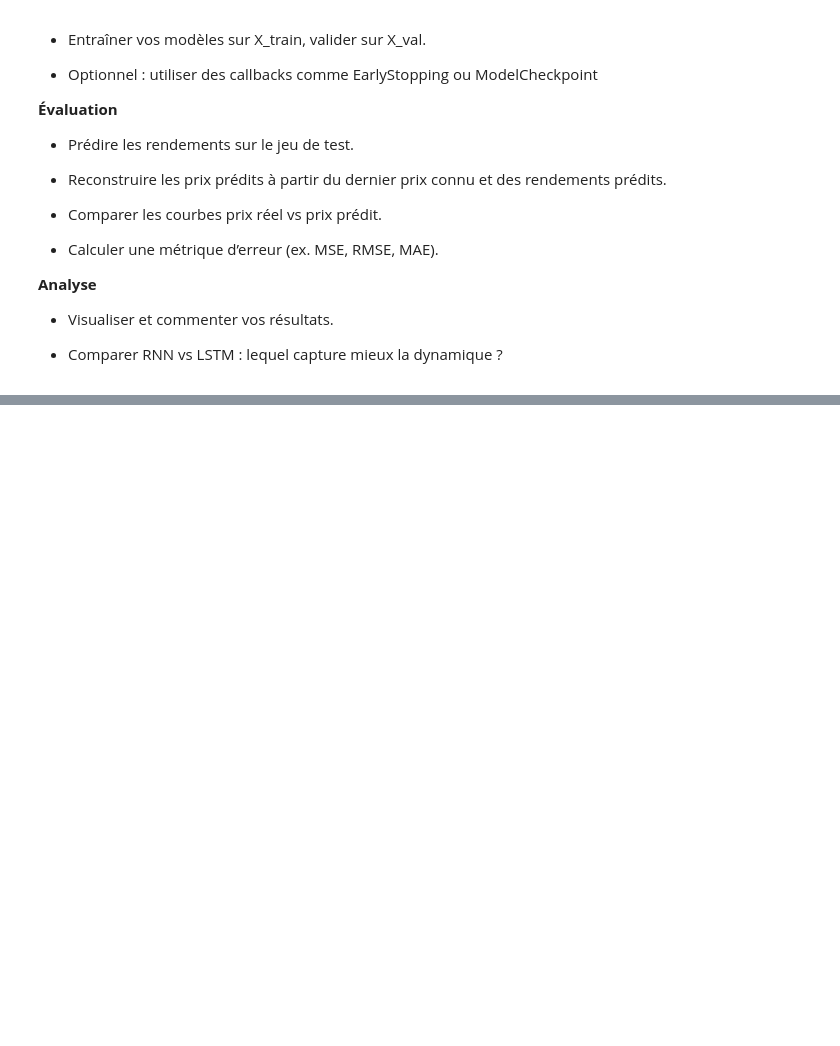
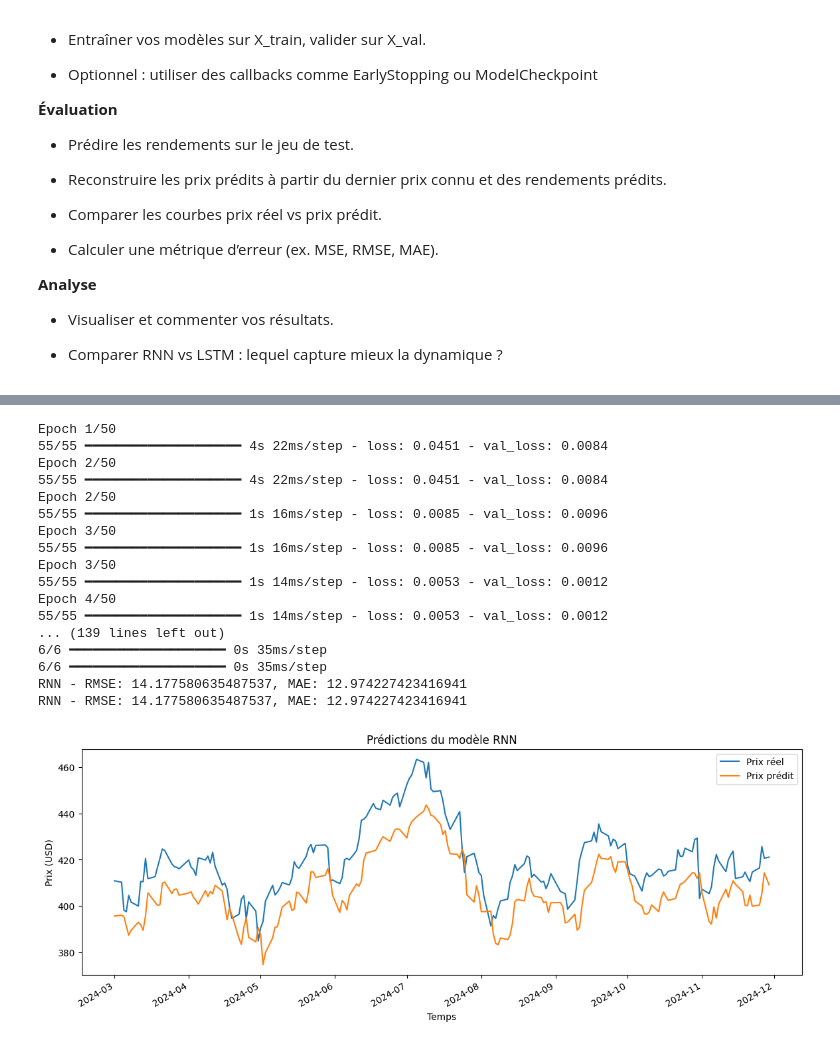
Before and after one commit to MaxmeRousseau/cours_ia, a Jupyter notebook: tp02/TP2_IA5.ipynb, the cells around one changed output, grey strips where cells are left out. Drawn from its saved outputs; the diff is of its cells as text; code cells hidden in the pictures; blank space fills up the shorter version.

```diff
--- a/tp02/TP2_IA5.ipynb
+++ b/tp02/TP2_IA5.ipynb
@@ -488,0 +534,25 @@ plt.show()
+# %%
+# Créer des séquences glissantes de longueur sequence_length pour générer X et y.
+def create_sequences(data, sequence_length):
+    X, y = [], []
+    for i in range(len(data) - sequence_length):
+        X.append(data[i:i + sequence_length])
+        y.append(data[i + sequence_length])
+    return np.array(X), np.array(y)
+
+# Définir train_data et test_data à partir de scaled_data
+split = int(len(scaled_data) * 0.8)
+train_data = scaled_data[:split]
+test_data = scaled_data[split:]
+
+sequence_length = 60
+X_train, y_train = create_sequences(train_data, sequence_length)
+X_test, y_test = create_sequences(test_data, sequence_length)
+X_train = X_train.reshape((X_train.shape[0], X_train.shape[1], 1))
+X_test = X_test.reshape((X_test.shape[0], X_test.shape[1], 1))
+
+# Calculer les dates correspondantes aux échantillons de test (pour aligner plots)
+# Le premier y_test correspond à l'élément test_data[sequence_length]
+test_start_idx = split + sequence_length
+test_dates = stock_data.index[test_start_idx:test_start_idx + len(y_test)]
+print(f"Test samples: {len(y_test)} - first test date: {test_dates[0] if len(test_dates)>0 else 'N/A'}")
@@ -488,0 +615,23 @@ plt.show()
+# %%
+# Entraîner et évaluer le modèle RNN
+rnn_model = build_rnn_model((X_train.shape[1], 1))
+rnn_preds_rescaled, y_test_rescaled = train_and_evaluate(rnn_model, X_train, y_train, X_test, y_test, "RNN", test_dates=test_dates)
+# %% [output]
+Epoch 1/50
+55/55 ━━━━━━━━━━━━━━━━━━━━ 4s 22ms/step - loss: 0.0451 - val_loss: 0.0084
+Epoch 2/50
+55/55 ━━━━━━━━━━━━━━━━━━━━ 4s 22ms/step - loss: 0.0451 - val_loss: 0.0084
+Epoch 2/50
+55/55 ━━━━━━━━━━━━━━━━━━━━ 1s 16ms/step - loss: 0.0085 - val_loss: 0.0096
+Epoch 3/50
+55/55 ━━━━━━━━━━━━━━━━━━━━ 1s 16ms/step - loss: 0.0085 - val_loss: 0.0096
+Epoch 3/50
+55/55 ━━━━━━━━━━━━━━━━━━━━ 1s 14ms/step - loss: 0.0053 - val_loss: 0.0012
+Epoch 4/50
+55/55 ━━━━━━━━━━━━━━━━━━━━ 1s 14ms/step - loss: 0.0053 - val_loss: 0.0012
+... (139 lines left out)
+6/6 ━━━━━━━━━━━━━━━━━━━━ 0s 35ms/step
+6/6 ━━━━━━━━━━━━━━━━━━━━ 0s 35ms/step
+RNN - RMSE: 14.177580635487537, MAE: 12.974227423416941
+RNN - RMSE: 14.177580635487537, MAE: 12.974227423416941
+[figure, added]
```
Also changed, not shown: parts of 7 cells of this notebook.
